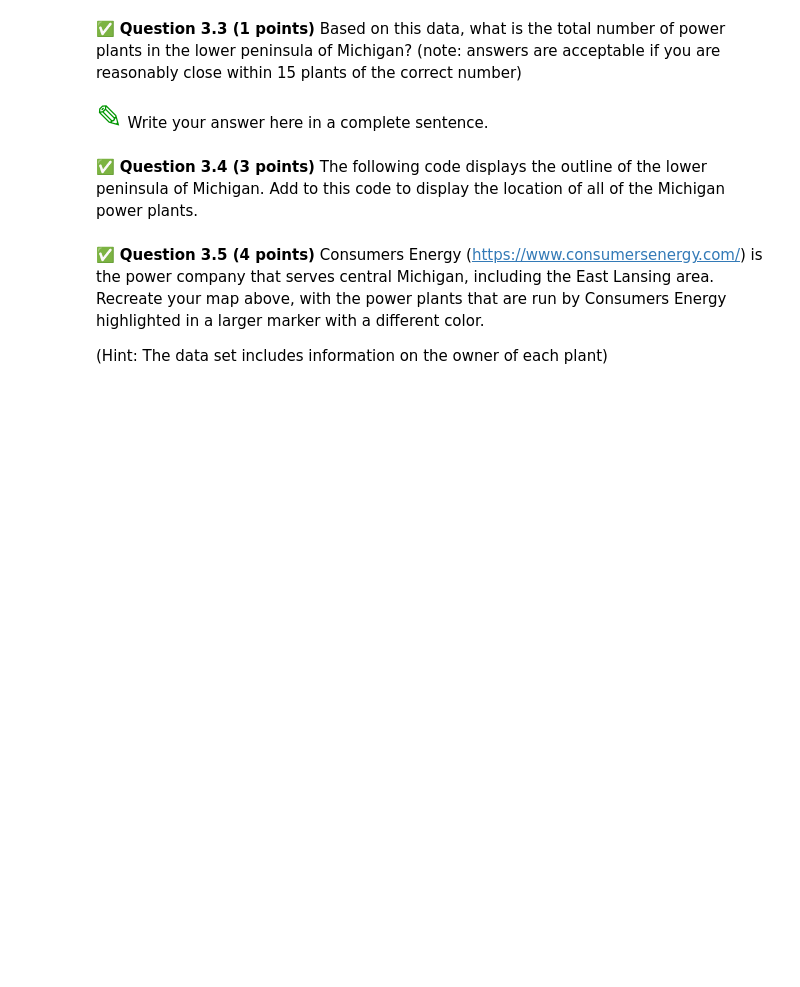
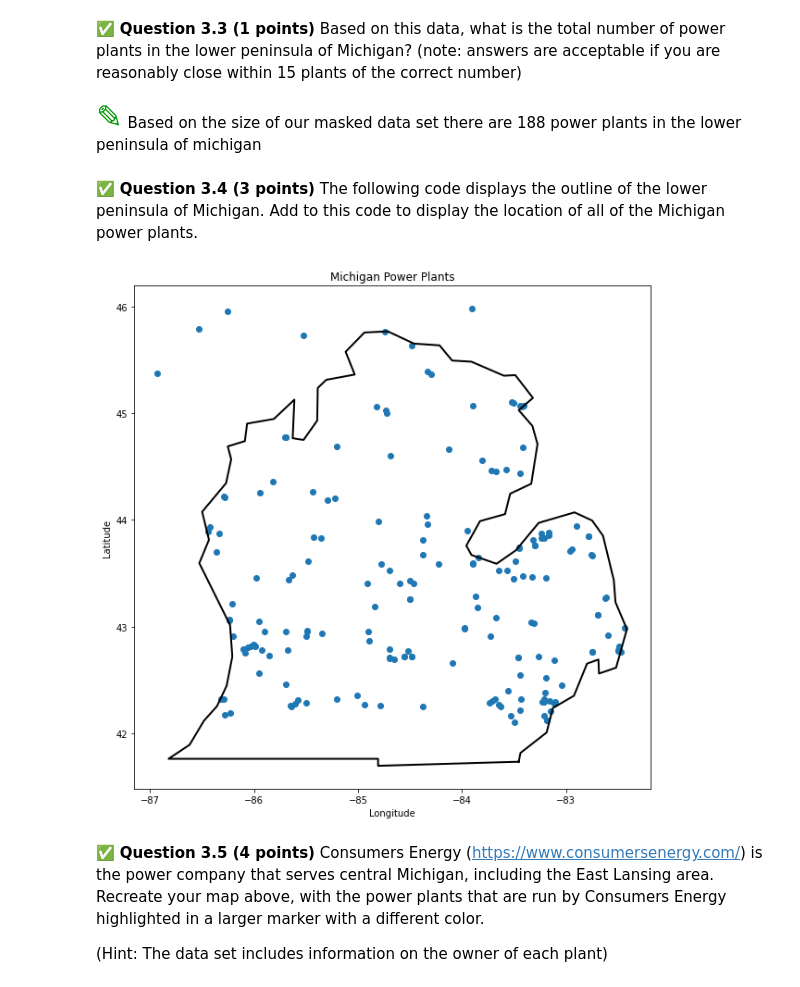
Before and after one commit to BraydenDillon/CMSE202-f23-turnin, a Jupyter notebook: hw-02/HW-02_OOP_ABM_GraphTheory-STUDENT.ipynb, the cells around one changed output. Saved outputs shown, nothing was run; the diff lists cells and outputs as text; code cells hidden in the pictures; blank space fills up the shorter version.

Commit message:
Commit 3 for homework 2

```diff
--- a/hw-02/HW-02_OOP_ABM_GraphTheory-STUDENT.ipynb
+++ b/hw-02/HW-02_OOP_ABM_GraphTheory-STUDENT.ipynb
@@ -439,0 +438,4 @@ If you'd like to learn more about  global electrical power supply, here is a gre
+# %%
+# Put your code here:
+!curl -O 'https://raw.githubusercontent.com/msu-cmse-courses/cmse202-supplemental-data/main/HW/Homework_2_FS23/global_power_plant_database_USA.csv'
+df = pd.read_csv('global_power_plant_database_USA.csv')
@@ -445,0 +466,12 @@ If you'd like to learn more about  global electrical power supply, here is a gre
+# %%
+# Put your code here:
+mask_lat = df['latitude'] > 42
+df2 = df[mask_lat]
+mask_lat2 = df2['latitude'] < 46
+df3= df2[mask_lat2]
+mask_long = df3['longitude'] < -82
+df4 = df3[mask_long]
+mask_long2 = df4['longitude'] > -87
+michigan_data = df4[mask_long2]
+
+michigan_data
@@ -446,35 +492,37 @@ If you'd like to learn more about  global electrical power supply, here is a gre
 # %% [markdown]
 &#9989; **Question 3.3 (1 points)** Based on this data, what is the total number of power plants in the lower peninsula of Michigan?
 (note: answers are acceptable if you are reasonably close within 15 plants of the correct number)
-# %% [markdown]
-<font size=6 color="#009600">&#9998;</font> Write your answer here in a complete sentence.
+# %% [markdown]
+<font size=6 color="#009600">&#9998;</font> Based on the size of our masked data set there are 188 power plants in the lower peninsula of michigan
 # %% [markdown]
 &#9989; **Question 3.4 (3 points)** The following code displays the outline of the lower peninsula of Michigan.  Add to this code to display the location of all of the Michigan power plants.
 # %%
 # make map of michigan power plants using matplotlib
 
 import matplotlib.pyplot as plt
 
 # Create a map centered on the mean latitude and longitude values
 
 michigan_map = plt.figure(figsize=(10,10))
 michigan_polygon = [[-83.454238,41.732339],[-84.807042,41.694001],[-84.807042,41.759724],[-85.990061,41.759724],[-86.822556,41.759724],[-86.619909,41.891171],[-86.482986,42.115725],[-86.357016,42.252649],[-86.263908,42.444341],[-86.209139,42.718189],[-86.231047,43.013943],[-86.526801,43.594499],[-86.433693,43.813577],[-86.499417,44.07647],[-86.269385,44.34484],[-86.220093,44.569394],[-86.252954,44.689887],[-86.088646,44.73918],[-86.066738,44.903488],[-85.809322,44.947303],[-85.612152,45.128042],[-85.628583,44.766564],[-85.524521,44.750133],[-85.393075,44.930872],[-85.387598,45.237581],[-85.305444,45.314258],[-85.031597,45.363551],[-85.119228,45.577151],[-84.938489,45.75789],[-84.713934,45.768844],[-84.461995,45.653829],[-84.215533,45.637398],[-84.09504,45.494997],[-83.908824,45.484043],[-83.596638,45.352597],[-83.4871,45.358074],[-83.317314,45.144473],[-83.454238,45.029457],[-83.322791,44.88158],[-83.273499,44.711795],[-83.333745,44.339363],[-83.536392,44.246255],[-83.585684,44.054562],[-83.82667,43.988839],[-83.958116,43.758807],[-83.908824,43.671176],[-83.667839,43.589022],[-83.481623,43.714992],[-83.262545,43.972408],[-82.917498,44.070993],[-82.747713,43.994316],[-82.643651,43.851915],[-82.539589,43.435668],[-82.523158,43.227544],[-82.413619,42.975605],[-82.517681,42.614127],[-82.681989,42.559357],[-82.687466,42.690804],[-82.797005,42.652465],[-82.922975,42.351234],[-83.125621,42.236218],[-83.185868,42.006186],[-83.437807,41.814493],[-83.454238,41.732339]]
 # Extract the longitude and latitude coordinates from the polygon
 lon, lat = zip(*michigan_polygon)
 
 # Plot the Michigan state outline `lon` and `lat` coordinates as a black line
 plt.plot(lon, lat, color='black', linewidth=2)
 plt.xlabel('Longitude')
 plt.ylabel('Latitude')
 plt.title('Michigan Power Plants')
 
 
 
 # Put your code here to display the locations of the power plants in Michigan:
-
+plt.scatter(michigan_data['longitude'], michigan_data['latitude'])
 
 
 plt.show()
+# %% [output]
+[figure, added]
 # %% [markdown]
 &#9989; **Question 3.5 (4 points)** Consumers Energy (https://www.consumersenergy.com/) is the power company that serves central Michigan, including the East Lansing area.  Recreate your map above, with the power plants that are run by Consumers Energy highlighted in a larger marker with a different color.
 
```
Also changed, not shown: parts of 26 cells of this notebook, 3 other files.
